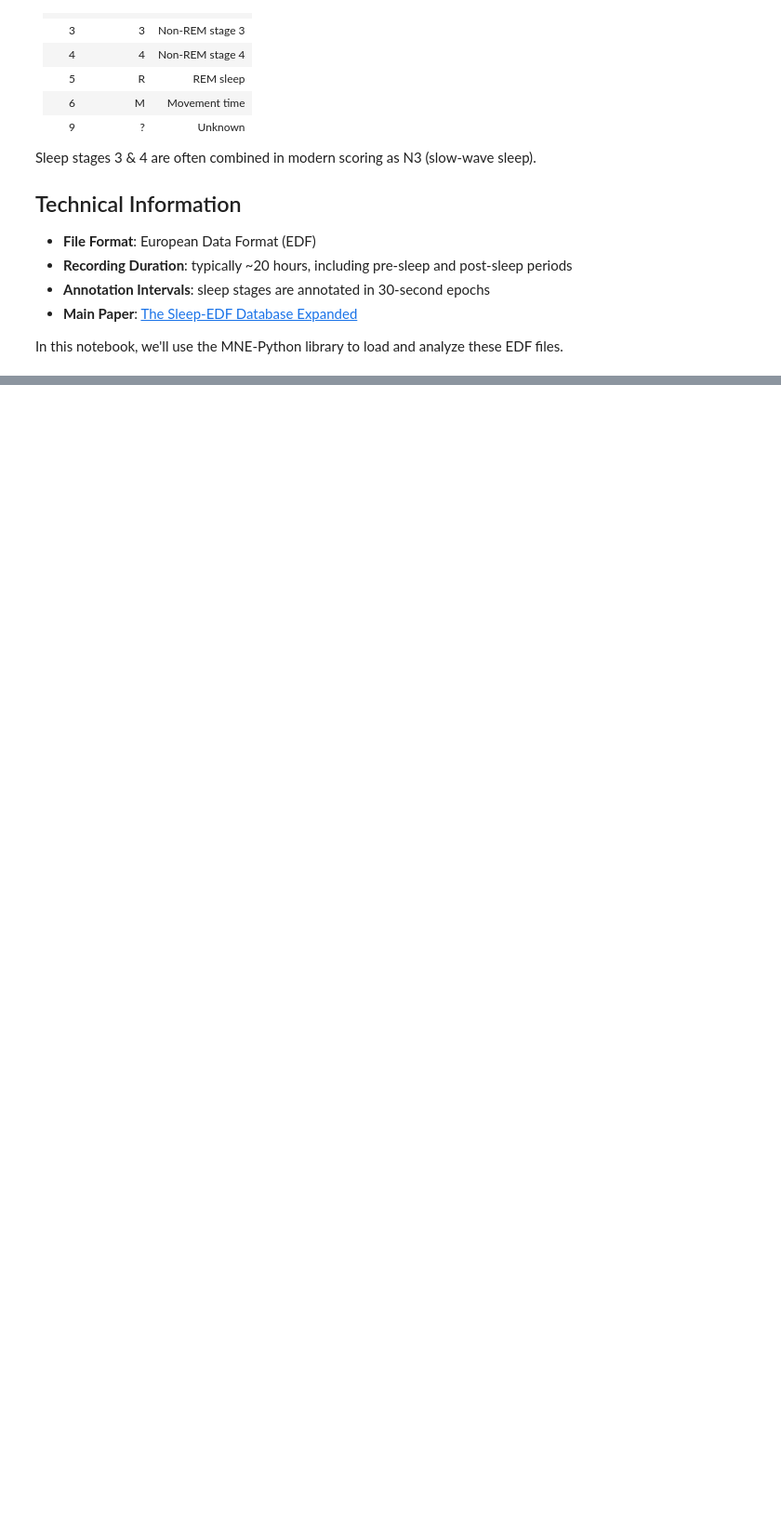
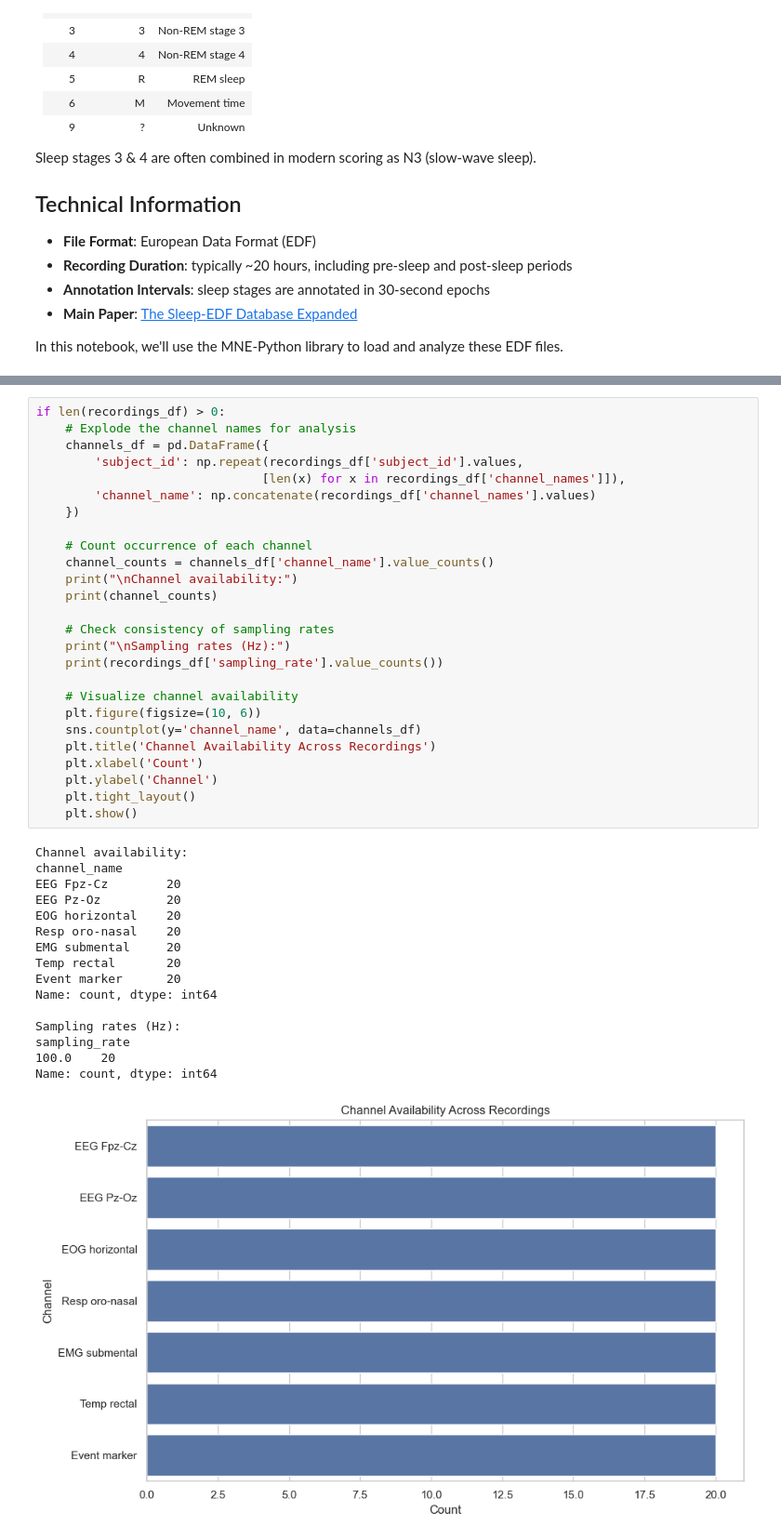
Before and after one commit to luxkovacs/medical-sensor-anomaly-detection, a Jupyter notebook: notebooks/1_data_exploration.ipynb, the cells around one changed output, grey strips where cells are left out. Shown at 93% size. Cells and saved outputs as stored; diff of their text form; blank space fills up the shorter version.

Commit message:
Completed initial data exploration

```diff
--- a/notebooks/1_data_exploration.ipynb
+++ b/notebooks/1_data_exploration.ipynb
@@ -64,0 +306,43 @@ In this notebook, we'll use the MNE-Python library to load and analyze these EDF
+# %%
+if len(recordings_df) > 0:
+    # Explode the channel names for analysis
+    channels_df = pd.DataFrame({
+        'subject_id': np.repeat(recordings_df['subject_id'].values,
+                               [len(x) for x in recordings_df['channel_names']]),
+        'channel_name': np.concatenate(recordings_df['channel_names'].values)
+    })
+
+    # Count occurrence of each channel
+    channel_counts = channels_df['channel_name'].value_counts()
+    print("\nChannel availability:")
+    print(channel_counts)
+
+    # Check consistency of sampling rates
+    print("\nSampling rates (Hz):")
+    print(recordings_df['sampling_rate'].value_counts())
+
+    # Visualize channel availability
+    plt.figure(figsize=(10, 6))
+    sns.countplot(y='channel_name', data=channels_df)
+    plt.title('Channel Availability Across Recordings')
+    plt.xlabel('Count')
+    plt.ylabel('Channel')
+    plt.tight_layout()
+    plt.show()
+# %% [output]
+Channel availability:
+channel_name
+EEG Fpz-Cz        20
+EEG Pz-Oz         20
+EOG horizontal    20
+Resp oro-nasal    20
+EMG submental     20
+Temp rectal       20
+Event marker      20
+Name: count, dtype: int64
+
+Sampling rates (Hz):
+sampling_rate
+100.0    20
+Name: count, dtype: int64
+[figure, added]
```
Also changed, not shown: parts of 12 cells of this notebook, 4 other files.
